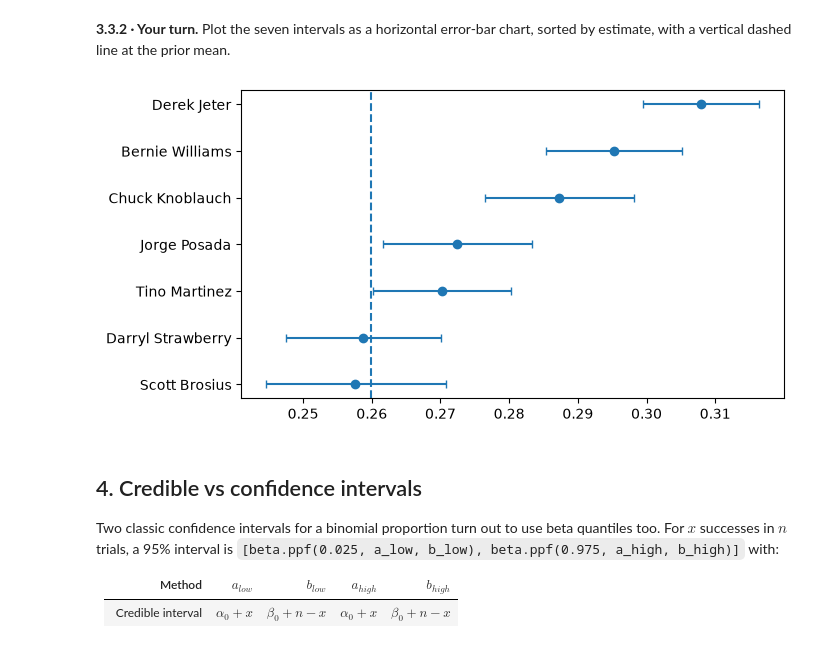
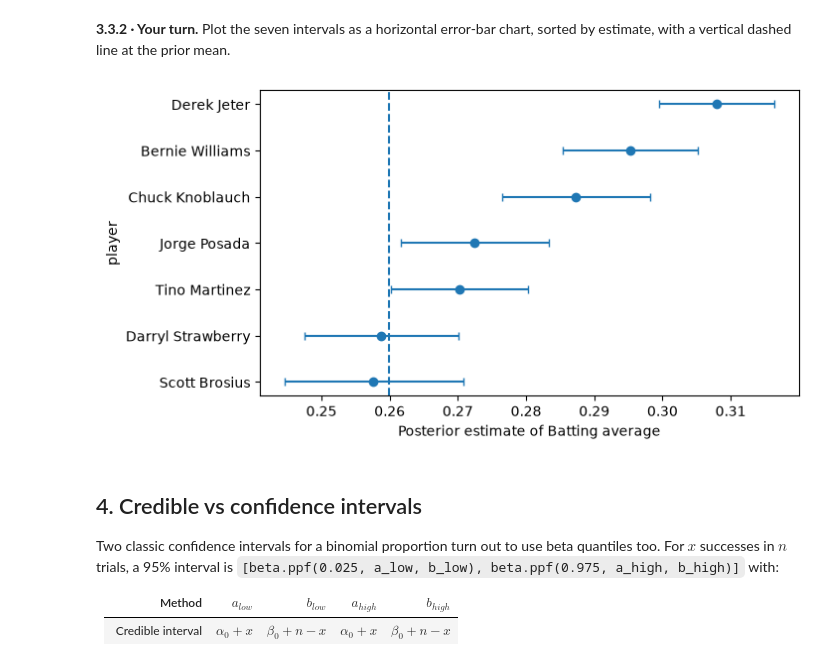
Before and after one commit to jliu771/BayesBaseballCardsandComputers, a Jupyter notebook: empirical_bayes/03_credible_intervals_JLanswers.ipynb, the cells around one changed output. Drawn from its saved outputs; the diff is of its cells as text; code cells hidden in the pictures.

```diff
--- a/empirical_bayes/03_credible_intervals_JLanswers.ipynb
+++ b/empirical_bayes/03_credible_intervals_JLanswers.ipynb
@@ -124,18 +124,20 @@ yankees
 # %%
 # 3.3.2 · Your code here
 yankees = yankees.sort_values('eb_estimate', ascending = False)
 
 y = np.arange(len(yankees), 0, -1)
 
 xerr = [yankees.eb_estimate - yankees.low,
         yankees.high - yankees.eb_estimate]
 
 plt.errorbar(yankees.eb_estimate, y, xerr = xerr, fmt="o", capsize=3)
 plt.yticks(y, yankees['name'].tolist())
 plt.axvline(alpha0 / (alpha0 + beta0), ls="--")
+plt.xlabel('Posterior estimate of Batting average')
+plt.ylabel('Player')
 plt.show()
 # %% [output]
-[figure, old version]
+[figure, new version]
 # %% [markdown]
 ## 4. Credible vs confidence intervals
 
```
Also changed, not shown: parts of 5 cells of this notebook, 2 other files.
